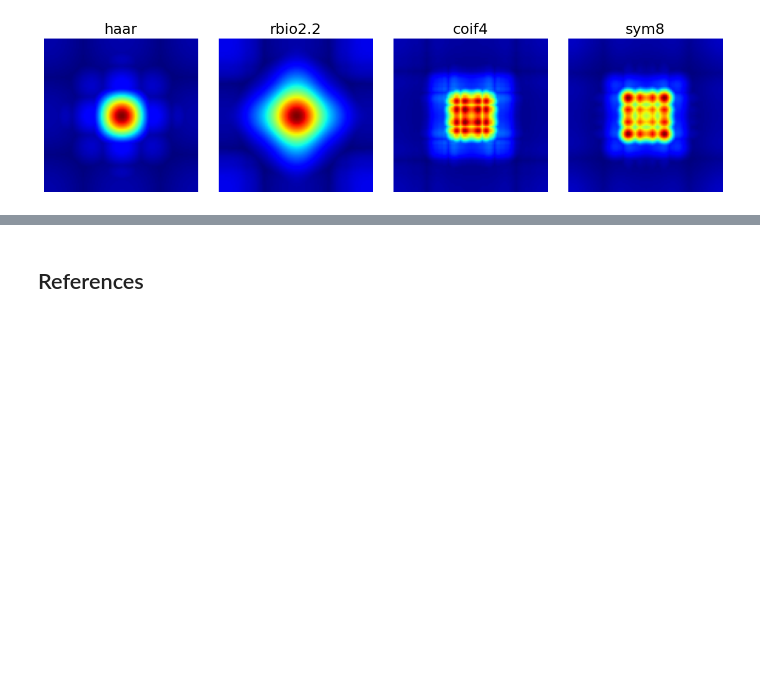
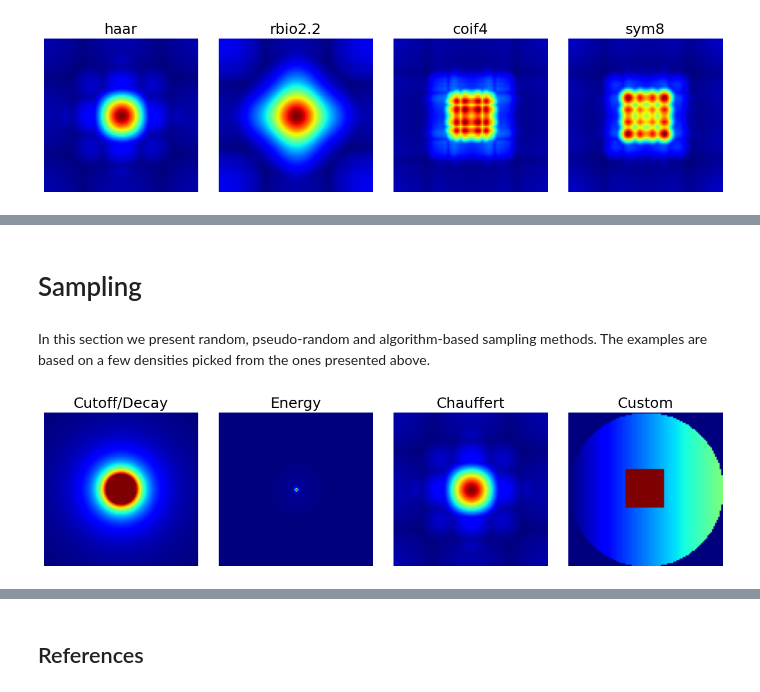
Before and after one commit to mind-inria/mri-acq-recon-book, a Jupyter notebook: src/02b.ExtendedVDS.ipynb, the cells around one changed output, grey strips where cells are left out. Cells and saved outputs as stored; diff of their text form; code cells hidden in the pictures; blank space fills up the shorter version.

```diff
--- a/src/02b.ExtendedVDS.ipynb
+++ b/src/02b.ExtendedVDS.ipynb
@@ -251,0 +294,17 @@ show_densities(
+# %% [markdown]
+# Sampling
+# %% [markdown]
+In this section we present random, pseudo-random and algorithm-based sampling methods. The examples are based on a few densities picked from the ones presented above.
+# %%
+densities = {
+    "Cutoff/Decay": cutoff_density,
+    "Energy": energy_density,
+    "Chauffert": chauffert_density,
+    "Custom": custom_density,
+}
+
+arguments = densities.keys()
+function = lambda x: densities[x]
+show_densities(function, arguments, subfig_size=subfigure_size)
+# %% [output]
+[figure, added]
```
Also changed, not shown: parts of 31 cells of this notebook.
